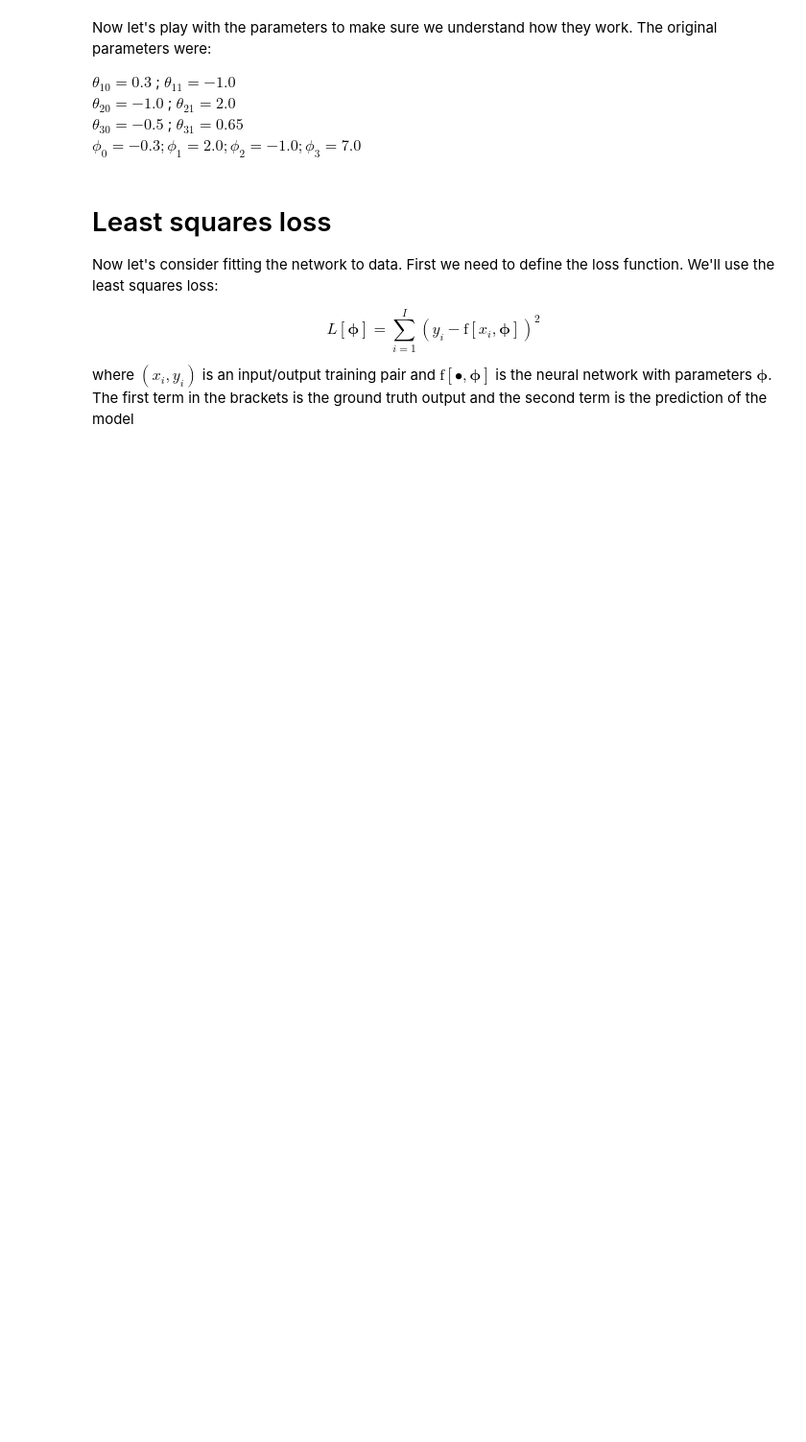
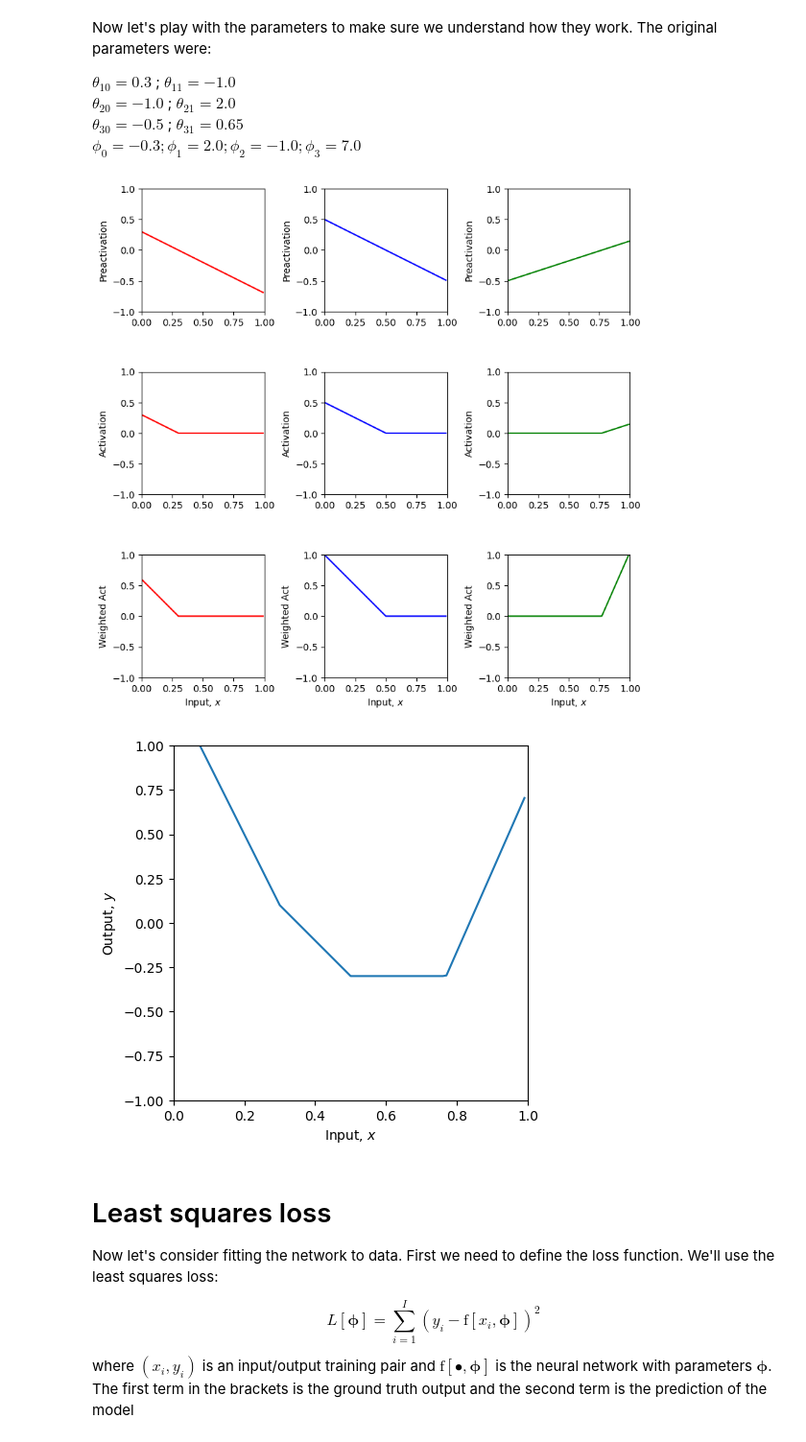
Before and after one commit to hoodong/UDL, a Jupyter notebook: 03_1_Shallow_Networks_I.ipynb, the cells around one changed output. Shown: that part at 96% size. Drawn from its saved outputs; the diff is of its cells as text; code cells hidden in the pictures; blank space fills up the shorter version.

```diff
--- a/03_1_Shallow_Networks_I.ipynb
+++ b/03_1_Shallow_Networks_I.ipynb
@@ -43,9 +45,9 @@ plt.show()
 def shallow_1_1_3(x, activation_fn, phi_0,phi_1,phi_2,phi_3, theta_10, theta_11, theta_20, theta_21, theta_30, theta_31):
   # TODO Replace the code below to compute the three initial lines
   # from the theta parameters (i.e. implement equations at bottom of figure 3.3a-c).  These are the preactivations
-  pre_1 = np.zeros_like(x)
-  pre_2 = np.zeros_like(x)
-  pre_3 = np.zeros_like(x)
+  pre_1 = theta_10 + theta_11 * x
+  pre_2 = theta_20 + theta_21 * x
+  pre_3 = theta_30 + theta_31 * x
 
   # Pass these through the ReLU function to compute the activations as in
   # figure 3.3 d-f
@@ -55,13 +57,13 @@ def shallow_1_1_3(x, activation_fn, phi_0,phi_1,phi_2,phi_3, theta_10, theta_11,
 
   # TODO Replace the code below to weight the activations using phi1, phi2 and phi3
   # To create the equivalent of figure 3.3 g-i
-  w_act_1 = np.zeros_like(x)
-  w_act_2 = np.zeros_like(x)
-  w_act_3 = np.zeros_like(x)
+  w_act_1 = phi_1 * act_1
+  w_act_2 = phi_2 * act_2
+  w_act_3 = phi_3 * act_3
 
   # TODO Replace the code below to combining the weighted activations and add
   # phi_0 to create the output as in figure 3.3 j
-  y = np.zeros_like(x)
+  y = phi_0 + w_act_1 + w_act_2 + w_act_3
 
   # Return everything we have calculated
   return y, pre_1, pre_2, pre_3, act_1, act_2, act_3, w_act_1, w_act_2, w_act_3
@@ -134,34 +139,43 @@ $\phi_0 = -0.3; \phi_1 = 2.0; \phi_2 = -1.0; \phi_3 = 7.0$
 # 2. Predict what effect multiplying phi_1, phi_2, phi_3 by 0.5 would have.  Check if you are correct
 
 # 3. Predict what effect multiplying phi_1 by -1 will have.  Check if you are correct.
 
 # 4. Predict what effect setting theta_20 to -1.2 will have.  Check if you are correct.
 
 # 5. Change the parameters so that there are only two "joints" (including outside the range of the plot)
 # There are actually three ways to do this. See if you can figure them all out
 
 # 6. With the original parameters, the second line segment is flat (i.e. has slope zero)
 # How could you change theta_10 so that all of the segments have non-zero slopes
 
 # 7. What do you predict would happen if you multiply theta_20 and theta21 by 0.5, and phi_2 by 2.0?
 # Check if you are correct.
 
 # 8. What do you predict would happen if you multiply theta_20 and theta21 by -0.5, and phi_2 by -2.0?
 # Check if you are correct.
 
 theta_10 =  0.3 ; theta_11 = -1.0
 theta_20 = -1.0  ; theta_21 = 2.0
 theta_30 = -0.5  ; theta_31 = 0.65
-phi_0 = -0.3; phi_1 = 2.0; phi_2 = -1.0; phi_3 = 7.0
+#phi_0 = -0.3; phi_1 = 2.0; phi_2 = -1.0; phi_3 = 7.0
+#phi_0 = -0.3; phi_1 = 2.0/2; phi_2 = -1.0/2; phi_3 = 7.0/2
+#phi_0 = -0.3; phi_1 = -2.0; phi_2 = -1.0; phi_3 = 7.0
+#phi_0 = -0.3; phi_1 = 2.0; phi_2 = -1.0; phi_3 = 7.0; theta_20 = -1.2
+#phi_0 = 0.3; phi_1 = 2.0; phi_2 = -1.0; phi_3 = 7.0; theta_10 = 0.5 ; theta_11 = -1.0
+#phi_0 = -0.3; phi_1 = 2.0; phi_2 = -1.0*2; phi_3 = 7.0; theta_20 = -1.0/2  ; theta_21 = 2.0/2
+phi_0 = -0.3; phi_1 = 2.0; phi_2 = -1.0*(-2); phi_3 = 7.0; theta_20 = -1.0/(-2); theta_21 = 2.0/(-2)
 
 # Define a range of input values
 x = np.arange(0,1,0.01)
 
 # We run the neural network for each of these input values
 y, pre_1, pre_2, pre_3, act_1, act_2, act_3, w_act_1, w_act_2, w_act_3 = \
     shallow_1_1_3(x, ReLU, phi_0,phi_1,phi_2,phi_3, theta_10, theta_11, theta_20, theta_21, theta_30, theta_31)
 # And then plot it
 plot_neural(x, y, pre_1, pre_2, pre_3, act_1, act_2, act_3, w_act_1, w_act_2, w_act_3, plot_all=True)
+# %% [output]
+[figure, added]
+[figure, added]
 # %% [markdown]
 # Least squares loss
 
```
Also changed, not shown: parts of 4 cells of this notebook.
